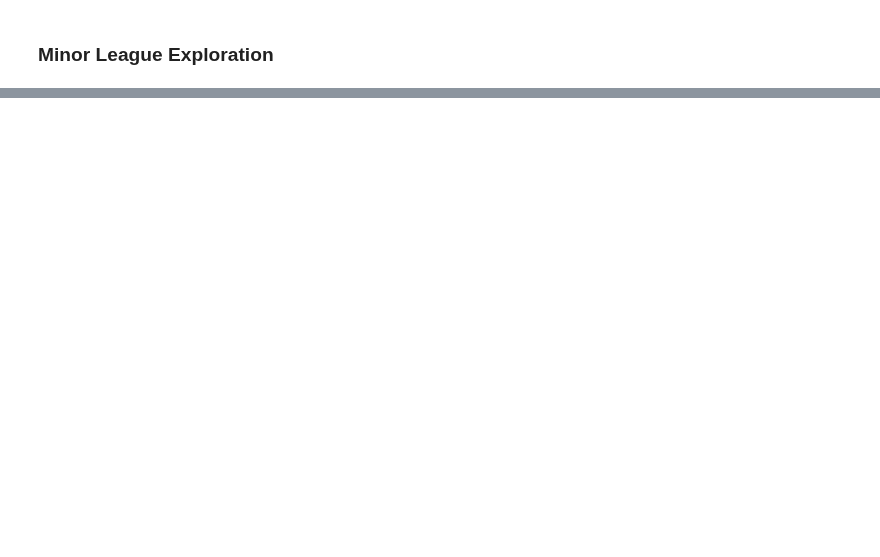
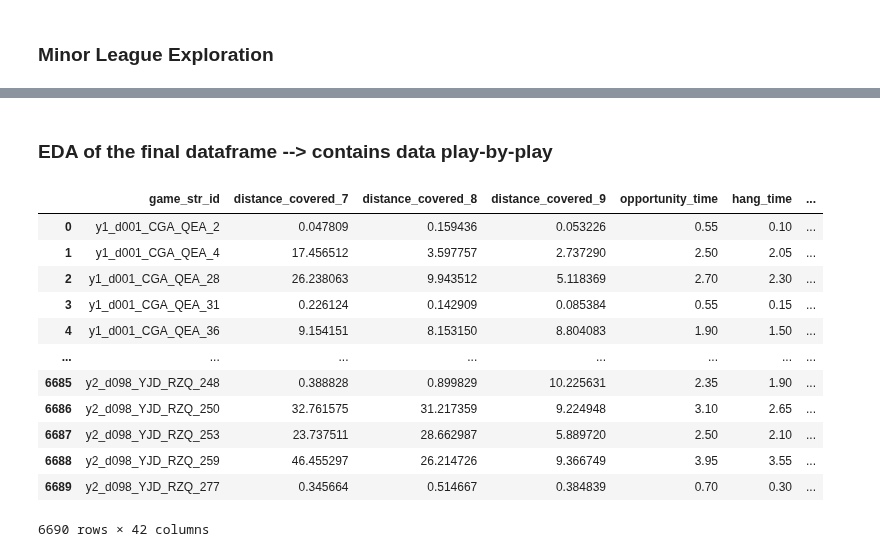
Before and after one commit to d2osborn/SMTChallenge2025, a Jupyter notebook: Team15-eda.ipynb, the cells around one changed output, grey strips where cells are left out. Drawn from its saved outputs; the diff is of its cells as text; code cells hidden in the pictures; blank space fills up the shorter version.

```diff
--- a/Team15-eda.ipynb
+++ b/Team15-eda.ipynb
@@ -1575,0 +1588,2 @@ NameError: name 'pd' is not defined
+# %% [markdown]
+### EDA of the final dataframe --> contains data play-by-play
@@ -1575,0 +1592,17 @@ NameError: name 'pd' is not defined
+# %%
+play_data = pd.read_csv('catch_prob_params.csv').iloc[:, 1:].copy()
+play_data
+# %% [output]
+|  | game_str_id | distance_covered_7 | distance_covered_8 | distance_covered_9 | opportunity_time | hang_time | ... |
+| 0 | y1_d001_CGA_QEA_2 | 0.047809 | 0.159436 | 0.053226 | 0.55 | 0.10 | ... |
+| 1 | y1_d001_CGA_QEA_4 | 17.456512 | 3.597757 | 2.737290 | 2.50 | 2.05 | ... |
+| 2 | y1_d001_CGA_QEA_28 | 26.238063 | 9.943512 | 5.118369 | 2.70 | 2.30 | ... |
+| 3 | y1_d001_CGA_QEA_31 | 0.226124 | 0.142909 | 0.085384 | 0.55 | 0.15 | ... |
+| 4 | y1_d001_CGA_QEA_36 | 9.154151 | 8.153150 | 8.804083 | 1.90 | 1.50 | ... |
+| ... | ... | ... | ... | ... | ... | ... | ... |
+| 6685 | y2_d098_YJD_RZQ_248 | 0.388828 | 0.899829 | 10.225631 | 2.35 | 1.90 | ... |
+| 6686 | y2_d098_YJD_RZQ_250 | 32.761575 | 31.217359 | 9.224948 | 3.10 | 2.65 | ... |
+| 6687 | y2_d098_YJD_RZQ_253 | 23.737511 | 28.662987 | 5.889720 | 2.50 | 2.10 | ... |
+| 6688 | y2_d098_YJD_RZQ_259 | 46.455297 | 26.214726 | 9.366749 | 3.95 | 3.55 | ... |
+| 6689 | y2_d098_YJD_RZQ_277 | 0.345664 | 0.514667 | 0.384839 | 0.70 | 0.30 | ... |
+6690 rows × 42 columns
```
Also changed, not shown: parts of 47 cells of this notebook.
